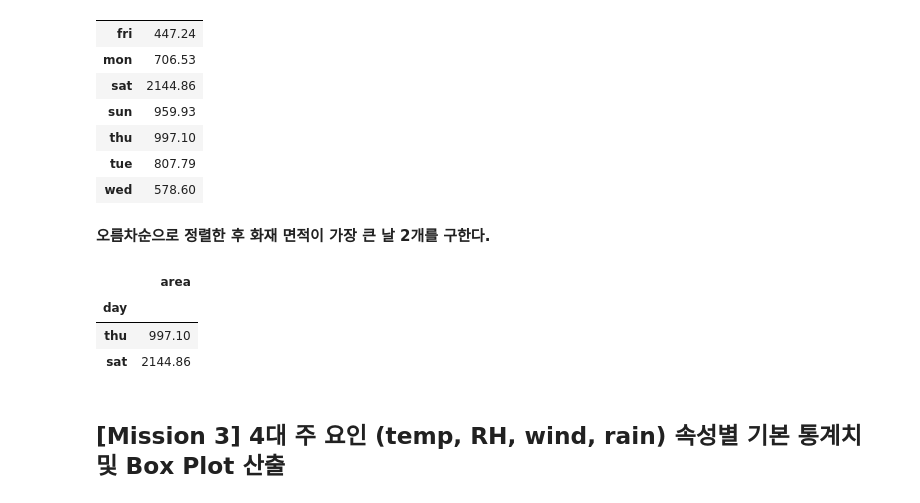
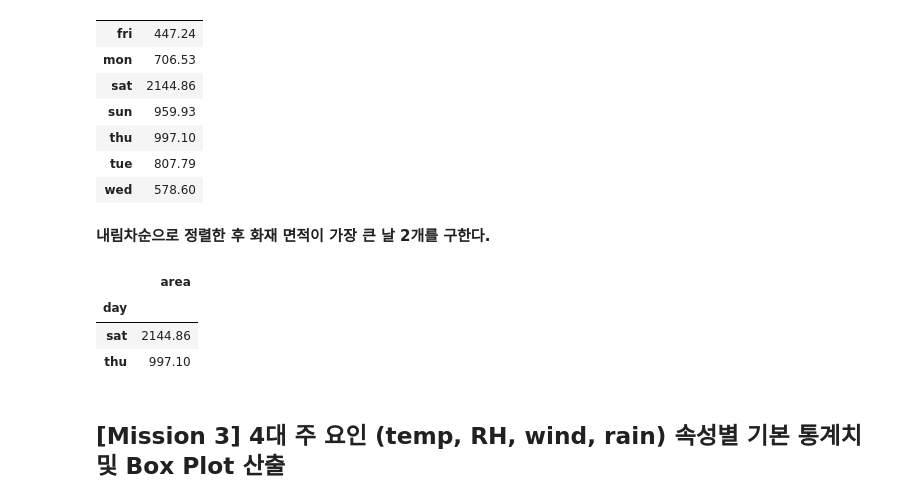
Before and after one commit to SByeol/data_science, a Jupyter notebook: HW3_Fire_Detection.ipynb, the cells around one changed output. Drawn from its saved outputs; the diff is of its cells as text; code cells hidden in the pictures.

```diff
--- a/HW3_Fire_Detection.ipynb
+++ b/HW3_Fire_Detection.ipynb
@@ -214,14 +214,14 @@ groupby_day
 | tue | 807.79 |
 | wed | 578.60 |
 # %% [markdown]
-**오름차순으로 정렬한 후 화재 면적이 가장 큰 날 2개를 구한다.**
+**내림차순으로 정렬한 후 화재 면적이 가장 큰 날 2개를 구한다.**
 # %%
-groupby_day.sort('area').tail(2)
+groupby_day.sort('area',ascending=False).head(2)
 # %% [output]
 |  | area |
 | day |  |
+| sat | 2144.86 |
 | thu | 997.10 |
-| sat | 2144.86 |
 # %% [markdown]
 [Mission 3] 4대 주 요인 (temp, RH, wind, rain) 속성별 기본 통계치 및 Box Plot 산출
 ---------
```
Also changed, not shown: parts of 10 cells of this notebook.
